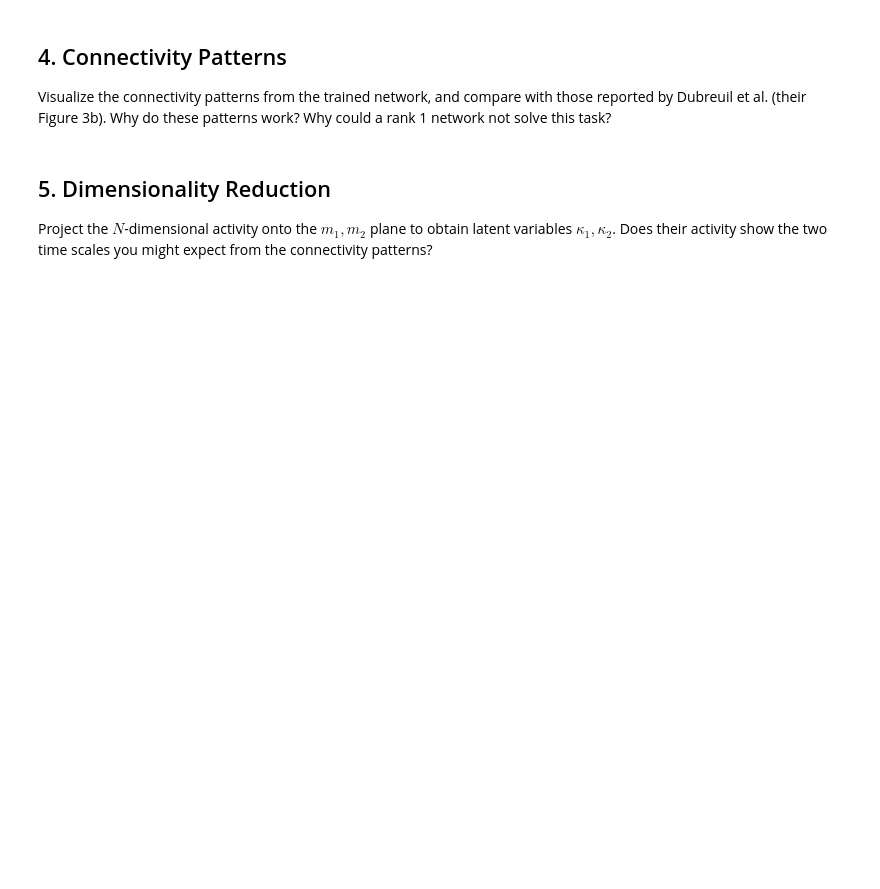
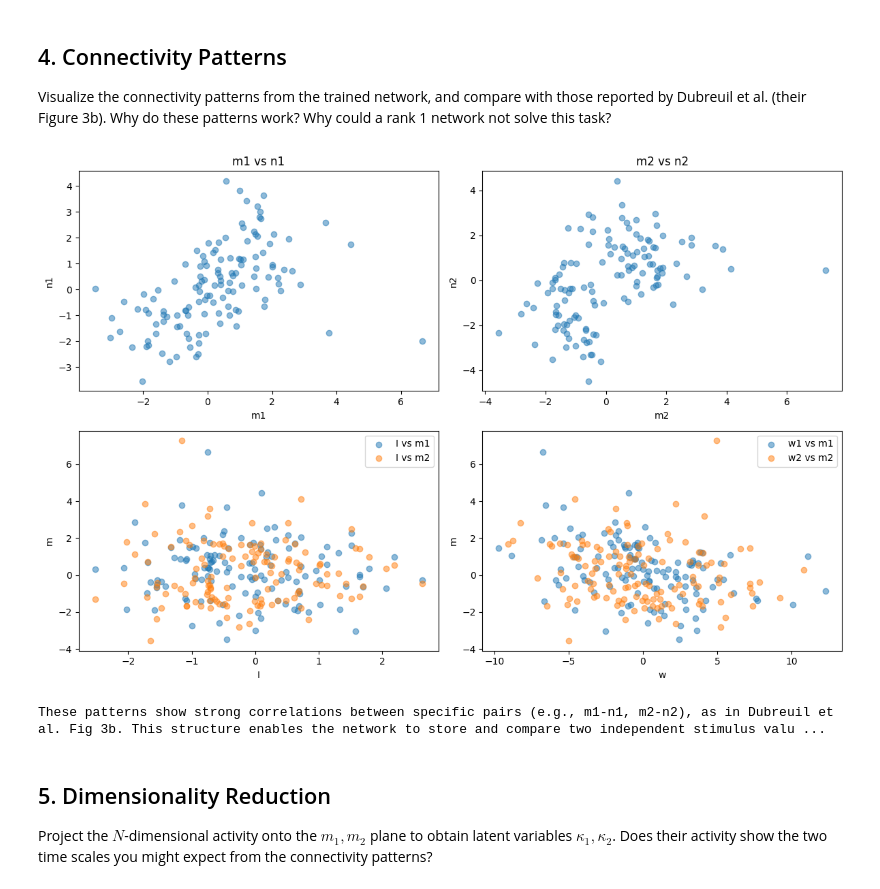
Before and after one commit to lillikiessling/Decision-Making-in-low-rank-RNNs, a Jupyter notebook: decision_making.ipynb, the cells around one changed output. Drawn from its saved outputs; the diff is of its cells as text; code cells hidden in the pictures; blank space fills up the shorter version.

```diff
--- a/decision_making.ipynb
+++ b/decision_making.ipynb
@@ -666,6 +677,58 @@ Step 900, Loss: 0.22751
 ## 4. Connectivity Patterns
 
 Visualize the connectivity patterns from the trained network, and compare with those reported by Dubreuil et al. (their Figure 3b). Why do these patterns work? Why could a rank 1 network not solve this task?
+# %%
+import seaborn as sns
+
+# Visualize the connectivity patterns for the trained rank-2 network
+
+m = model.m.detach().cpu().numpy()  # shape (N, 2)
+n = model.n.detach().cpu().numpy()  # shape (N, 2)
+I = model.I.detach().cpu().numpy()  # shape (N,)
+w = model.w.detach().cpu().numpy()  # shape (N, 2)
+
+
+plt.figure(figsize=(12, 8))
+
+# Scatter plots for each pair of connectivity vectors
+plt.subplot(2, 2, 1)
+plt.scatter(m[:, 0], n[:, 0], alpha=0.5)
+plt.xlabel('m1')
+plt.ylabel('n1')
+plt.title('m1 vs n1')
+
+plt.subplot(2, 2, 2)
+plt.scatter(m[:, 1], n[:, 1], alpha=0.5)
+plt.xlabel('m2')
+plt.ylabel('n2')
+plt.title('m2 vs n2')
+
+plt.subplot(2, 2, 3)
+plt.scatter(I, m[:, 0], alpha=0.5, label='I vs m1')
+plt.scatter(I, m[:, 1], alpha=0.5, label='I vs m2')
+plt.xlabel('I')
+plt.ylabel('m')
+plt.legend()
+
+plt.subplot(2, 2, 4)
+plt.scatter(w[:, 0], m[:, 0], alpha=0.5, label='w1 vs m1')
+plt.scatter(w[:, 1], m[:, 1], alpha=0.5, label='w2 vs m2')
+plt.xlabel('w')
+plt.ylabel('m')
+plt.legend()
+
+plt.tight_layout()
+plt.show()
+
+print(
+    "These patterns show strong correlations between specific pairs (e.g., m1-n1, m2-n2), "
+    "as in Dubreuil et al. Fig 3b. This structure enables the network to store and compare "
+    "two independent stimulus values, supporting parametric working memory. "
+    "A rank 1 network cannot represent two independent memory traces, so it cannot solve this task."
+)
+# %% [output]
+[figure, added]
+These patterns show strong correlations between specific pairs (e.g., m1-n1, m2-n2), as in Dubreuil et al. Fig 3b. This structure enables the network to store and compare two independent stimulus valu ...
 # %% [markdown]
 ## 5. Dimensionality Reduction
 
```
Also changed, not shown: parts of 7 cells of this notebook.
